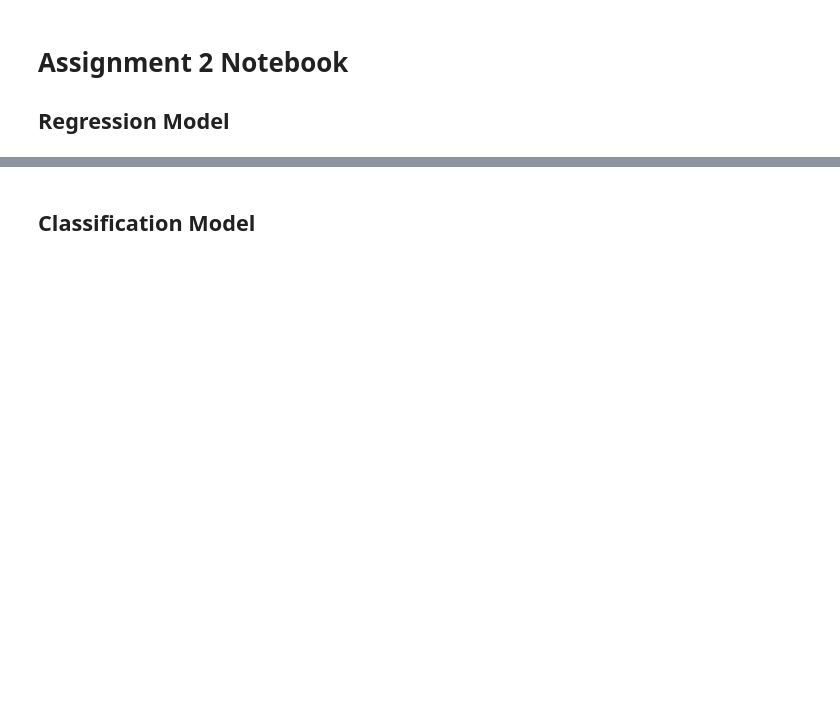
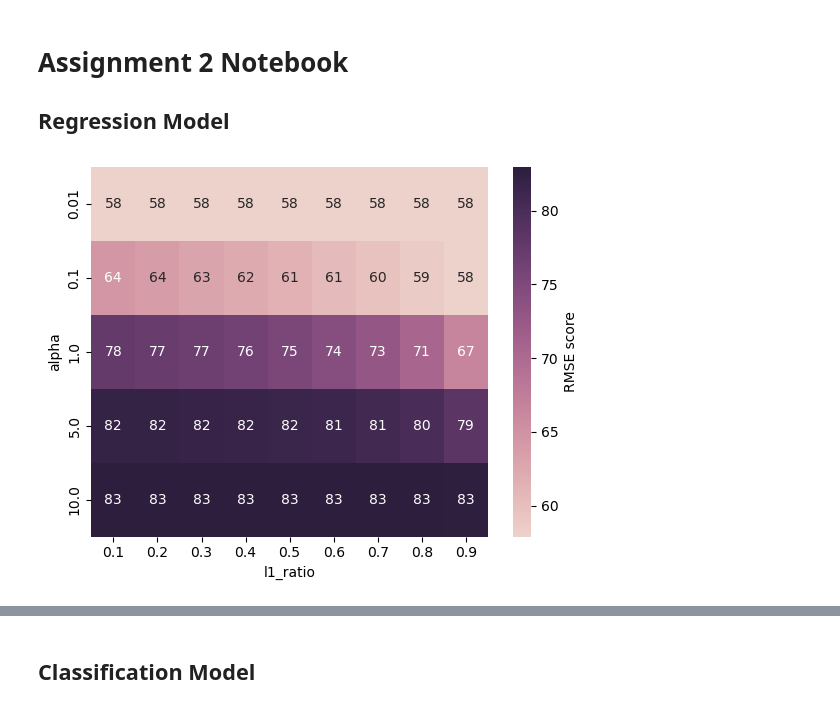
Before and after one commit to elhajn/BINF5507-Materials, a Jupyter notebook: Assignment2/main.ipynb, the cells around one changed output, grey strips where cells are left out. Cells and saved outputs as stored; diff of their text form; code cells hidden in the pictures; blank space fills up the shorter version.

Commit message:
update - fixed heatmaps to properly follow instructions

```diff
--- a/Assignment2/main.ipynb
+++ b/Assignment2/main.ipynb
@@ -35,69 +35,82 @@ for col in lin_features.columns:
     if lin_features[col].dtype == 'object':
         lin_features = pd.concat([lin_features,
                                   pd.get_dummies(lin_features[col],
                                                  prefix = col)],
                                  axis = 1
                                  ) # one-hot encode categorical variables
         lin_features.drop(col,
                           axis = 1,
                           inplace = True
                           )
 
 # split data into training and testing
 lin_x_train, lin_x_test, lin_y_train, lin_y_test = train_test_split(lin_features,
                                                                     lin_target,
                                                                     test_size = 0.15,
                                                                     random_state = 27
                                                                     )
 
-# train model
-elnet_reg = ElasticNet(alpha = 0.01,
-                       l1_ratio = 0.9,
+# train model with varying hyperparamters
+alphas = [0.01, 0.1, 1, 5, 10] # set lists of hyperparameters to try
+l1_ratios = [0.1, 0.2, 0.3, 0.4, 0.5, 0.6, 0.7, 0.8, 0.9]
+
+rmse_results = [] # empty lists for each configurations' scores
+r2_results = []
+
+for alpha in alphas: # nested for loop to train, evaluate, and store the model/model results on each possible configuration
+    for l1_ratio in l1_ratios:
+        elnet_reg = ElasticNet(alpha = alpha,
+                       l1_ratio = l1_ratio,
                        max_iter = 5000
                        )
-elnet_reg.fit(lin_x_train, lin_y_train)
+        elnet_reg.fit(lin_x_train, lin_y_train)
 
-# predict on test data
-lin_y_pred = elnet_reg.predict(lin_x_test)
+        # predict on test data
+        lin_y_pred = elnet_reg.predict(lin_x_test)
 
-# evaluate model
-rmse = root_mean_squared_error(lin_y_test, lin_y_pred)
-r2 = r2_score(lin_y_test, lin_y_pred)
+        # evaluate model
+        rmse = root_mean_squared_error(lin_y_test, lin_y_pred)
+        r2 = r2_score(lin_y_test, lin_y_pred)
 
-print(f"Root Mean Squared Error: {rmse}")
-print(f"R^2 Score: {r2}")
+        # store results
+        rmse_results.append(rmse)
+        r2_results.append(r2)
 
-# determine best parameters for alpha and l1 ratio
-# define parameter grid
-param_grid_en = {
-    'alpha' : [0.01, 0.1, 1, 5, 10],
-    'l1_ratio' : [0.1, 0.2, 0.3, 0.4, 0.5, 0.6, 0.7, 0.8, 0.9]
-    }
+# store results in a df and plot them onto heatmaps
+rmse_df = pd.DataFrame(rmse_results)
+rmse_df_reshaped = rmse_df.values.reshape(5, 9) # reshape so rows = alphas and columns = l1_ratios
+rmse_results_df = pd.DataFrame(rmse_df_reshaped,
+                               index = alphas,
+                               columns = l1_ratios)
 
-# perform grid search
-grid_search_en = GridSearchCV(ElasticNet(max_iter = 5000),
-                              param_grid_en,
-                              cv = 5
-                              )
-grid_search_en.fit(lin_x_train, lin_y_train)
-
-print(f"Best parameters for ElasticNet: {grid_search_en.best_params_}")
-
-# store results of parameter search in variables
-param_scores = pd.DataFrame(grid_search_en.cv_results_['mean_test_score'])
-param_scores_reshaped = param_scores.values.reshape(5, 9) # change shape of df from one col with all values to 9 cols (l1) and 5 rows (alpha)
-en_param_scores = pd.DataFrame(param_scores_reshaped,
-                               index = param_grid_en['alpha'],
-                               columns = param_grid_en['l1_ratio']
-                               )
-en_param_ranks = pd.DataFrame(grid_search_en.cv_results_['rank_test_score']).values.reshape(5, 9)
-
-# display results of parameter search with heatmap
-sns.heatmap(en_param_scores,
+sns.heatmap(rmse_results_df,
             cmap = sns.cubehelix_palette(as_cmap=True),
-            annot = en_param_ranks,
-            cbar_kws = {'label' : 'r2 score'}
+            annot = rmse_df_reshaped,
+            cbar_kws = {'label' : 'RMSE score'}
             )
 plt.xlabel('l1_ratio')
 plt.ylabel('alpha')
+
+plt.show()
+
+r2_df = pd.DataFrame(r2_results) # repeat above with r2 scores instead of rmse
+r2_df_reshaped = r2_df.values.reshape(5, 9)
+r2_results_df = pd.DataFrame(r2_df_reshaped,
+                               index = alphas,
+                               columns = l1_ratios)
+
+sns.heatmap(r2_results_df,
+            cmap = sns.cubehelix_palette(as_cmap=True),
+            annot = r2_df_reshaped,
+            cbar_kws = {'label' : 'R^2 score'}
+            )
+plt.xlabel('l1_ratio')
+plt.ylabel('alpha')
+
+plt.show()
+
+print(f'''The top performing configuration is alpha = 0.01 + l1_ratio = 0.9, with evaluation metrics of:
+      \nRoot Mean Squared Error: {rmse_results_df.iloc[0, 8]}
+      \nR^2 Score: {r2_results_df.iloc[0, 8]}''')
 # %% [output]
+[figure, new version]
```
Also changed, not shown: parts of 1 cell of this notebook.
